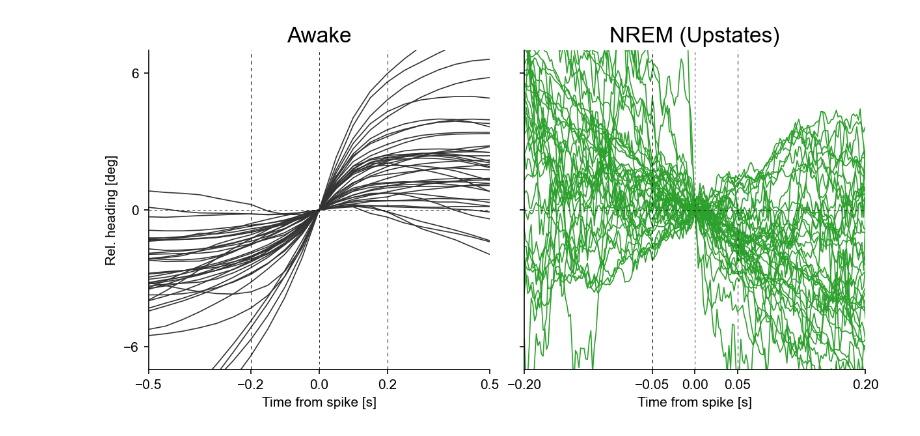
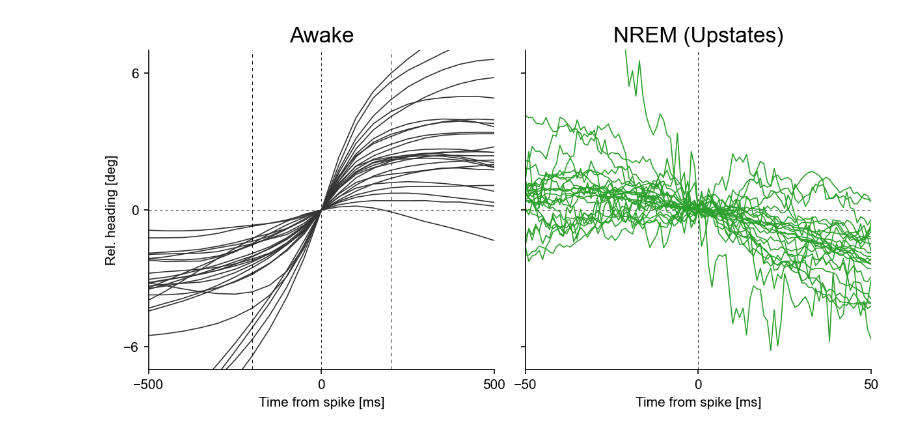
Before and after one commit to Senzai-Lab/nrem_analysis, a Jupyter notebook: notebooks/dual_recordings/visualize_sta_upstates.ipynb, the cells around one changed output. Saved outputs shown, nothing was run; the diff lists cells and outputs as text; code cells hidden in the pictures.

```diff
--- a/notebooks/dual_recordings/visualize_sta_upstates.ipynb
+++ b/notebooks/dual_recordings/visualize_sta_upstates.ipynb
@@ -127,0 +135,3 @@ sta_nrem = sta_nrem[:, ~nanmask]
+# %%
+sta_nrem = nap.TsdFrame(t=np.round(times, decimals=3), d=sta_nrem)
+sta_nrem
@@ -147,7 +176,7 @@ axes[1].set_title('NREM (Upstates)')
 
 
 axes[1].set_xlim([-.05, .05])
-axes[1].set_xticks([-0.2, -.05, 0, .05, 0.2])
+axes[1].set_xticks([-0.05, 0, 0.05])
 axes[1].axvline(x=0.05, color='k', linestyle=dashed_style, linewidth=0.5)
 axes[1].axvline(x=-0.05, color='k', linestyle=dashed_style, linewidth=0.5)
 
@@ -157,6 +186,6 @@ for ax in axes:
     ax.set_xlabel("Time from spike [s]")
 
 sns.despine()
-plt.savefig(FIGURES_DIR / "turn_example.svg", format='svg', bbox_inches='tight')
-plt.savefig(FIGURES_DIR / "turn_example.png", format='png', bbox_inches='tight')
+# plt.savefig(FIGURES_DIR / "turn_example.svg", format='svg', bbox_inches='tight')
+# plt.savefig(FIGURES_DIR / "turn_example.png", format='png', bbox_inches='tight')
 # %% [output]
@@ -195,41 +224,41 @@ plt.show()
 # %%
 fig, axes = plt.subplots(1, 2, figsize=(8, 4), sharey=True)
 axes = axes.flatten()
 
-mask = tsi>0.2
+mask = (tsi>0.2) & (vtsi>0.2)
 
-axes[0].plot(sta_original.index, sta_original[:, mask], color='0.2', linewidth=0.8)
+axes[0].plot(sta_original.times('ms'), sta_original[:, mask], color='0.2', linewidth=0.8)
 axes[0].set_ylabel("Rel. heading [deg]")
-axes[0].set_xlim([-0.5, 0.5])
-axes[0].set_xticks([-0.5, -.2, 0, .2, 0.5])
+axes[0].set_xlim([-500, 500])
+axes[0].set_xticks([-500, 0, 500])
 
 axes[0].set_ylim([-7, 7])
 axes[0].set_yticks([-6, 0, 6])
 
-axes[0].axvline(x=0.2, color='k', linestyle=dashed_style, linewidth=0.5)
-axes[0].axvline(x=-0.2, color='k', linestyle=dashed_style, linewidth=0.5)
+axes[0].axvline(x=200, color='k', linestyle=dashed_style, linewidth=0.5)
+axes[0].axvline(x=-200, color='k', linestyle=dashed_style, linewidth=0.5)
 axes[0].set_title(f"Awake", fontsize=16)
 
-axes[1].plot(sta_nrem.index, sta_nrem[:, mask], color='tab:green', linewidth=0.8)
-axes[1].set_xlim([-0.2, 0.2])
-axes[1].set_xticks([-0.2, -.05, 0, .05, 0.2])
-axes[1].axvline(x=0.05, color='k', linestyle=dashed_style, linewidth=0.5)
-axes[1].axvline(x=-0.05, color='k', linestyle=dashed_style, linewidth=0.5)
+axes[1].plot(sta_nrem.times('ms'), sta_nrem[:, mask], color='tab:green', linewidth=0.8)
+axes[1].set_xlim([-50, 50])
+axes[1].set_xticks([-50, 0, 50])
+# axes[1].axvline(x=20, color='k', linestyle=dashed_style, linewidth=0.5)
+# axes[1].axvline(x=-20, color='k', linestyle=dashed_style, linewidth=0.5)
 axes[1].set_title(f"NREM (Upstates)", fontsize=16)
 
 for ax in axes:
     ax.axhline(y=0, color='k', linestyle=dashed_style, linewidth=0.4)
     ax.axvline(x=0, color='k', linestyle=dashed_style, linewidth=0.4)
     ax.spines['top'].set_visible(False)
     ax.spines['right'].set_visible(False)
-    ax.set_xlabel("Time from spike [s]")
+    ax.set_xlabel("Time from spike [ms]")
 
 # fig.suptitle("TSI>0.2 Turn Cells", fontsize=18)
-# plt.savefig(FIGURES_DIR / "sta" / "sta_cw_turns.png", format='png', bbox_inches='tight')
-# plt.savefig(FIGURES_DIR / "sta" /"sta_cw_turns.svg", format='svg', bbox_inches='tight')
+plt.savefig(FIGURES_DIR / "sta" / "sta_cw_turns.png", format='png', bbox_inches='tight', dpi=320)
+plt.savefig(FIGURES_DIR / "sta" /"sta_cw_turns.svg", format='svg', bbox_inches='tight', dpi=320)
 plt.show()
 # %% [output]
-[figure, old version]
+[figure, new version]
 # %%
 turn_amps_awake         = amplitude_at_threshold(sta_original, sta_original.t, 0.2)
 turn_amps_nrem          = amplitude_at_threshold(sta_nrem, sta_nrem.t, 0.05)
```
Also changed, not shown: parts of 7 cells of this notebook, 11 other files.
